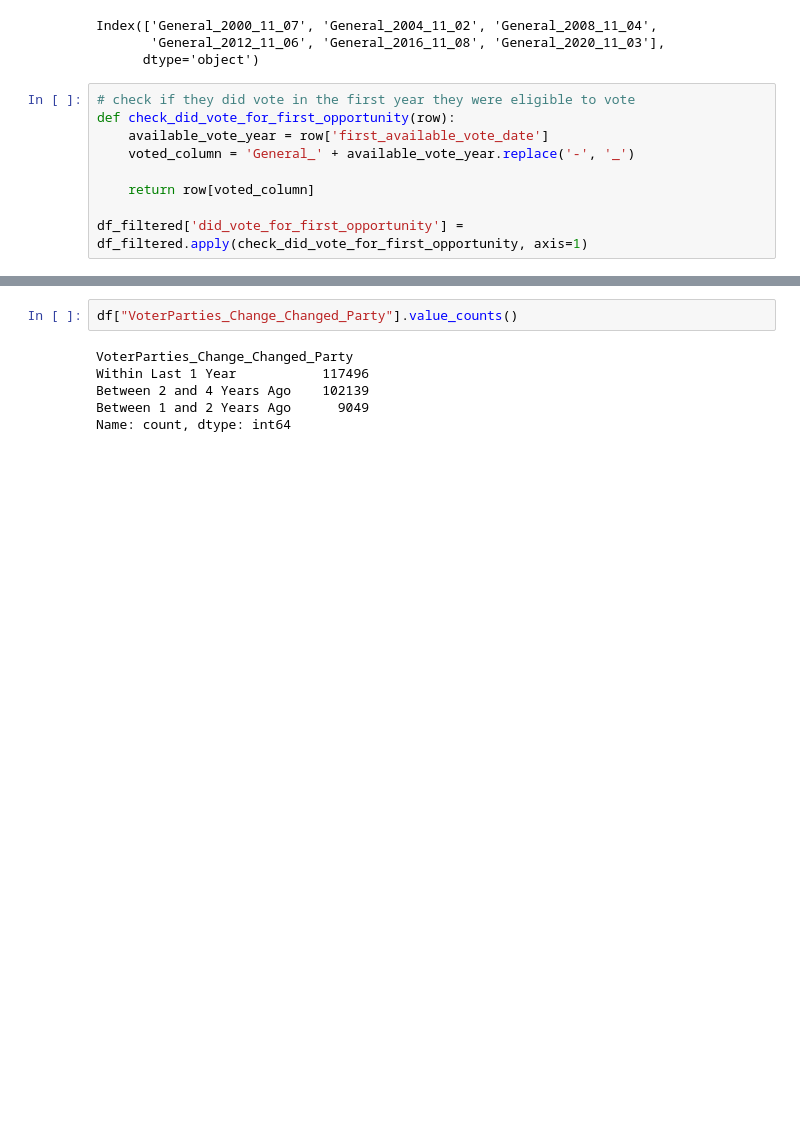
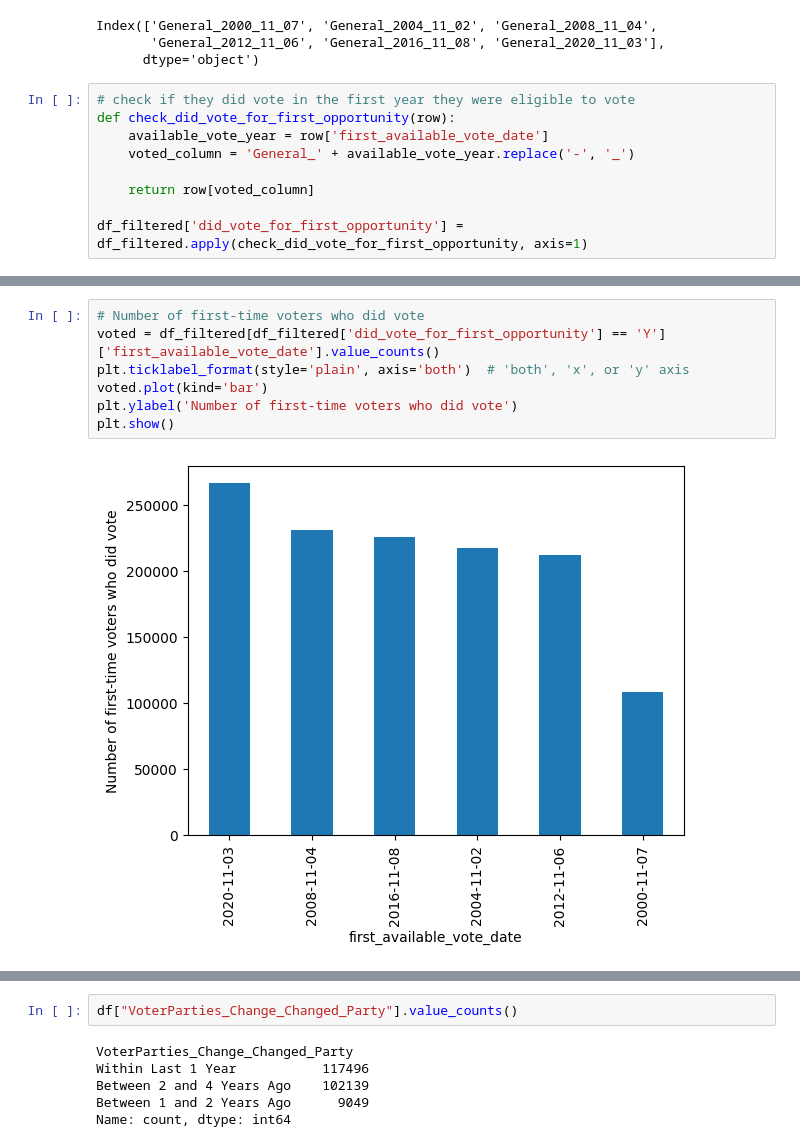
Before and after one commit to hunkim98/ohio_vote, a Jupyter notebook: model/first_time_voters.ipynb, the cells around one changed output, grey strips where cells are left out. Cells and saved outputs as stored; diff of their text form; blank space fills up the shorter version.

```diff
--- a/model/first_time_voters.ipynb
+++ b/model/first_time_voters.ipynb
@@ -126,0 +140,9 @@ plt.show()
+# %%
+# Number of first-time voters who did vote
+voted = df_filtered[df_filtered['did_vote_for_first_opportunity'] == 'Y']['first_available_vote_date'].value_counts()
+plt.ticklabel_format(style='plain', axis='both')  # 'both', 'x', or 'y' axis
+voted.plot(kind='bar')
+plt.ylabel('Number of first-time voters who did vote')
+plt.show()
+# %% [output]
+[figure, added]
```
Also changed, not shown: parts of 19 cells of this notebook, 9 other files.
